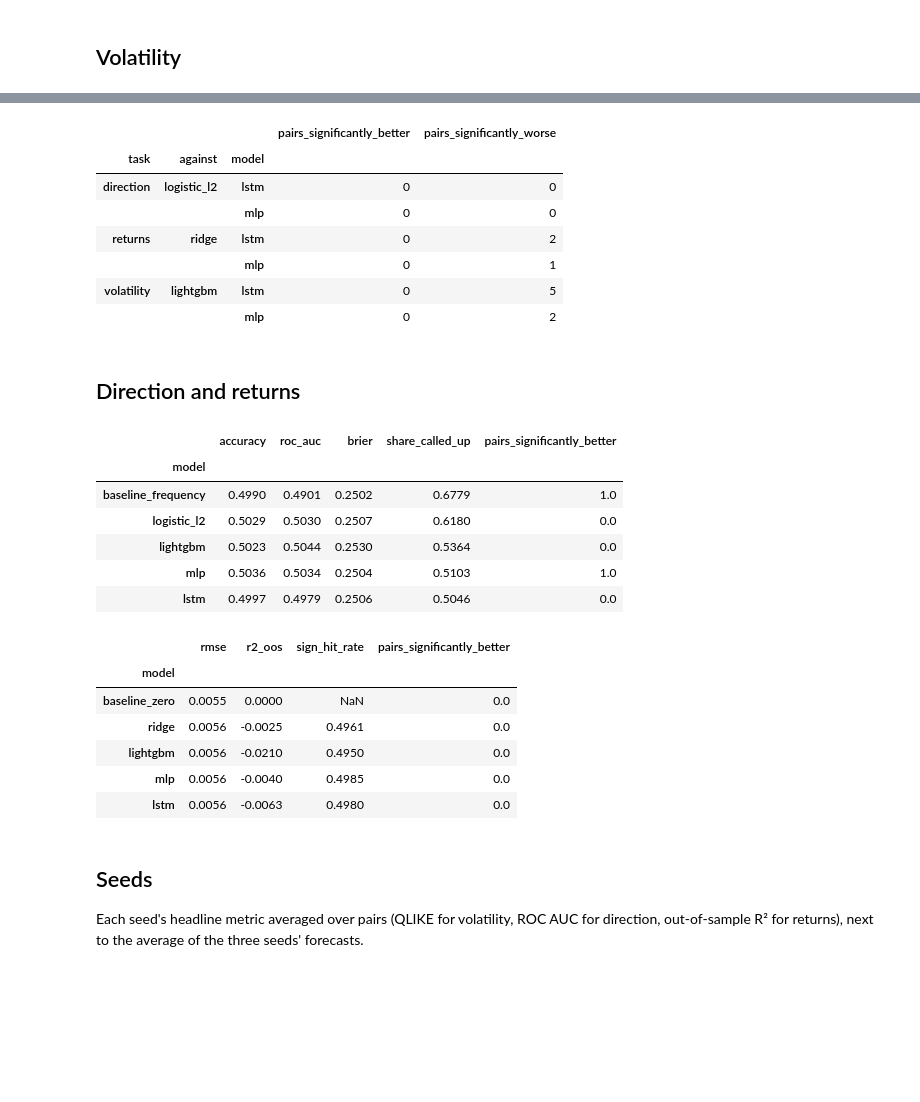
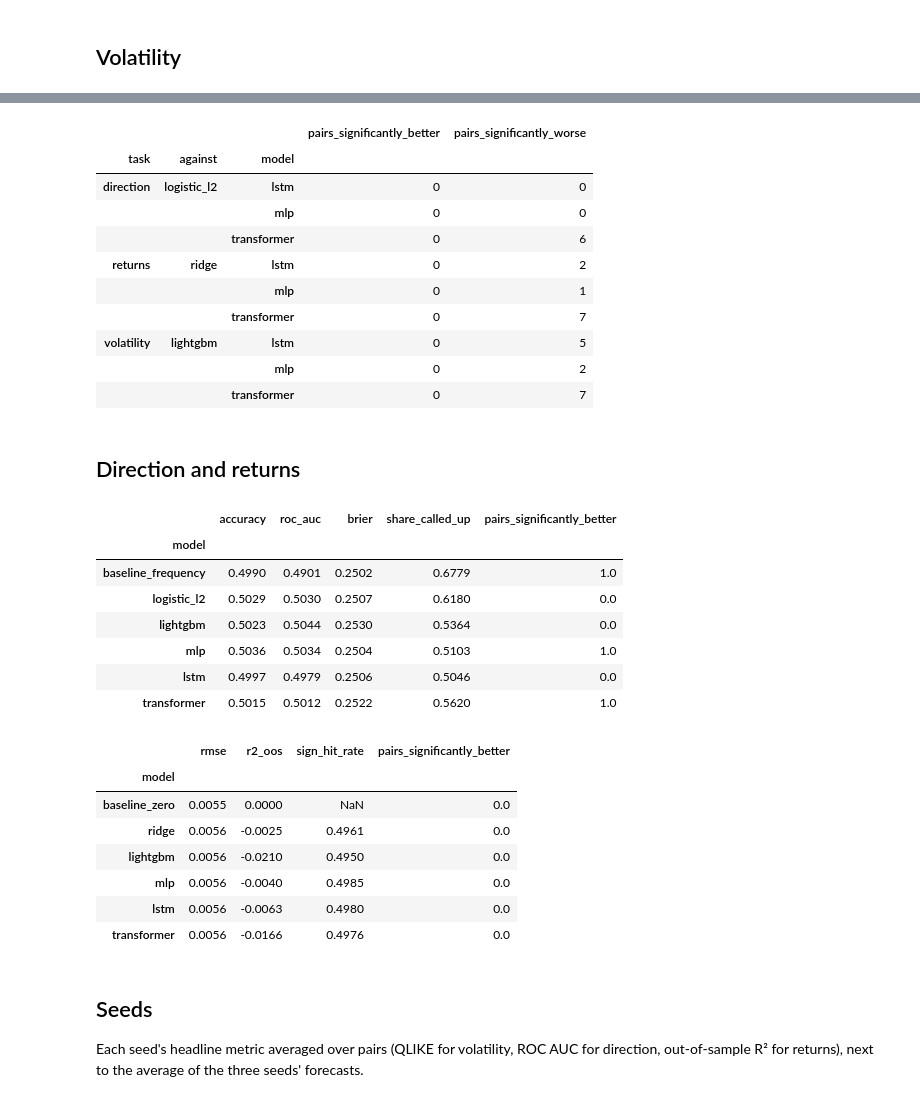
Before and after one commit to Aditya-00786/ML-Project_fx-forecasting, a Jupyter notebook: notebooks/06_neural_networks.ipynb, the cells around one changed output, grey strips where cells are left out. Saved outputs shown, nothing was run; the diff lists cells and outputs as text; code cells hidden in the pictures; blank space fills up the shorter version.

```diff
--- a/notebooks/06_neural_networks.ipynb
+++ b/notebooks/06_neural_networks.ipynb
@@ -29,11 +30,11 @@ training = pd.read_csv(tables / "ml_neural_training.csv")
 predictions = pd.read_parquet(cfg.paths.reports / "predictions" / "ml.parquet")
 pairs = list(cfg.pairs)
 pd.set_option("display.precision", 4)
-NAMES = {"lightgbm": "LightGBM", "mlp": "MLP", "lstm": "LSTM"}
+NAMES = {"lightgbm": "LightGBM", "mlp": "MLP", "lstm": "LSTM", "transformer": "Transformer"}
 # %% [markdown]
 ## Volatility
 # %%
-show = ["baseline_har", "ridge", "lightgbm", "mlp", "lstm"]
+show = ["baseline_har", "ridge", "lightgbm", "mlp", "lstm", "transformer"]
 cols = ["qlike", "rmse_log", "mz_r2", "mz_slope", "pairs_significantly_better"]
 vol[vol.pair == "average"].set_index("model").loc[show, cols]
 # %% [output]
@@ -51,7 +53,7 @@ significant = vol[vol.pair != "average"].assign(
     better=lambda d: (d.dm_vs_baseline_har < 0) & (d.dm_p_vs_baseline_har < 0.05)
 ).pivot(index="pair", columns="model", values="better").loc[pairs]
 
-fig, axes = plt.subplots(1, 3, figsize=(10, 3.2), sharex=True, sharey=True)
+fig, axes = plt.subplots(1, 4, figsize=(11, 3.2), sharex=True, sharey=True)
 for ax, model in zip(axes, NAMES):
     colors = [viz.CATEGORICAL[0] if s else viz.SEQUENTIAL_BLUE[1] for s in significant[model]]
     ax.barh(pairs, gain[model], color=colors, height=0.6)
@@ -73,30 +75,33 @@ PosixPath('./reports/figures/nn_volatility_vs_har.png')
 # %%
 # Do the networks beat LightGBM? Diebold-Mariano on daily QLIKE; negative favours the network.
 rows = []
 for task, reference in [("volatility", "lightgbm"), ("direction", "logistic_l2"), ("returns", "ridge")]:
     for pair in pairs:
         group = predictions[(predictions.task == task) & (predictions.pair == pair)]
         wide, actual = aligned(group)
-        for model in ["mlp", "lstm"]:
+        for model in ["mlp", "lstm", "transformer"]:
             stat, p = diebold_mariano(loss(task, actual, wide[model]), loss(task, actual, wide[reference]))
             rows.append({"task": task, "against": reference, "model": model, "pair": pair, "dm": stat, "p": p})
 versus = pd.DataFrame(rows)
 summary = versus.assign(better=lambda d: (d.dm < 0) & (d.p < 0.05), worse=lambda d: (d.dm > 0) & (d.p < 0.05))
 summary.groupby(["task", "against", "model"])[["better", "worse"]].sum().rename(
     columns={"better": "pairs_significantly_better", "worse": "pairs_significantly_worse"})
 # %% [output]
 |  |  |  | pairs_significantly_better | pairs_significantly_worse |
 | task | against | model |  |  |
 | direction | logistic_l2 | lstm | 0 | 0 |
 |  |  | mlp | 0 | 0 |
+|  |  | transformer | 0 | 6 |
 | returns | ridge | lstm | 0 | 2 |
 |  |  | mlp | 0 | 1 |
+|  |  | transformer | 0 | 7 |
 | volatility | lightgbm | lstm | 0 | 5 |
 |  |  | mlp | 0 | 2 |
+|  |  | transformer | 0 | 7 |
 # %% [markdown]
 ## Direction and returns
 # %%
-show = ["baseline_frequency", "logistic_l2", "lightgbm", "mlp", "lstm"]
+show = ["baseline_frequency", "logistic_l2", "lightgbm", "mlp", "lstm", "transformer"]
 cols = ["accuracy", "roc_auc", "brier", "share_called_up", "pairs_significantly_better"]
 direction[direction.pair == "average"].set_index("model").loc[show, cols]
 # %% [output]
@@ -107,8 +112,9 @@ direction[direction.pair == "average"].set_index("model").loc[show, cols]
 | lightgbm | 0.5023 | 0.5044 | 0.2530 | 0.5364 | 0.0 |
 | mlp | 0.5036 | 0.5034 | 0.2504 | 0.5103 | 1.0 |
 | lstm | 0.4997 | 0.4979 | 0.2506 | 0.5046 | 0.0 |
+| transformer | 0.5015 | 0.5012 | 0.2522 | 0.5620 | 1.0 |
 # %%
-show = ["baseline_zero", "ridge", "lightgbm", "mlp", "lstm"]
+show = ["baseline_zero", "ridge", "lightgbm", "mlp", "lstm", "transformer"]
 ret[ret.pair == "average"].set_index("model").loc[show, ["rmse", "r2_oos", "sign_hit_rate", "pairs_significantly_better"]]
 # %% [output]
 |  | rmse | r2_oos | sign_hit_rate | pairs_significantly_better |
@@ -118,6 +124,7 @@ ret[ret.pair == "average"].set_index("model").loc[show, ["rmse", "r2_oos", "sign
 | lightgbm | 0.0056 | -0.0210 | 0.4950 | 0.0 |
 | mlp | 0.0056 | -0.0040 | 0.4985 | 0.0 |
 | lstm | 0.0056 | -0.0063 | 0.4980 | 0.0 |
+| transformer | 0.0056 | -0.0166 | 0.4976 | 0.0 |
 # %% [markdown]
 ## Seeds
 
```
Also changed, not shown: parts of 7 cells of this notebook, 54 other files.
